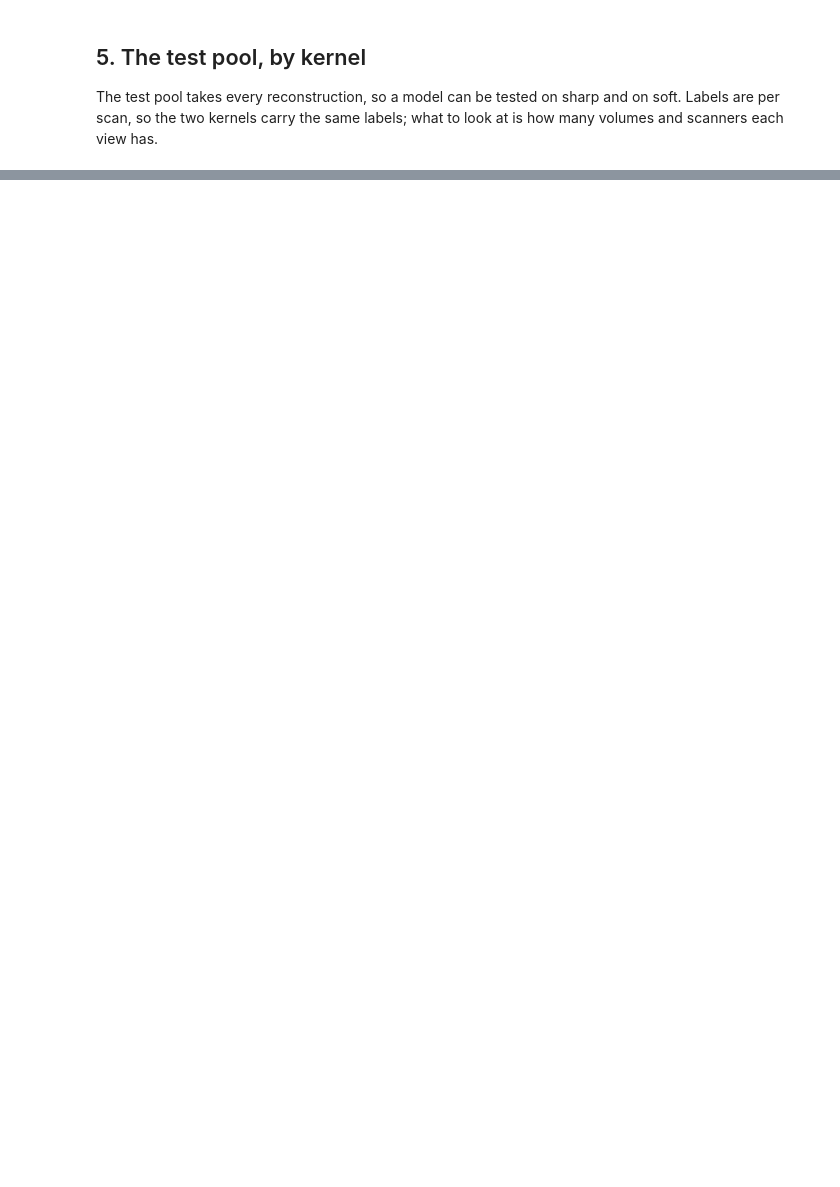
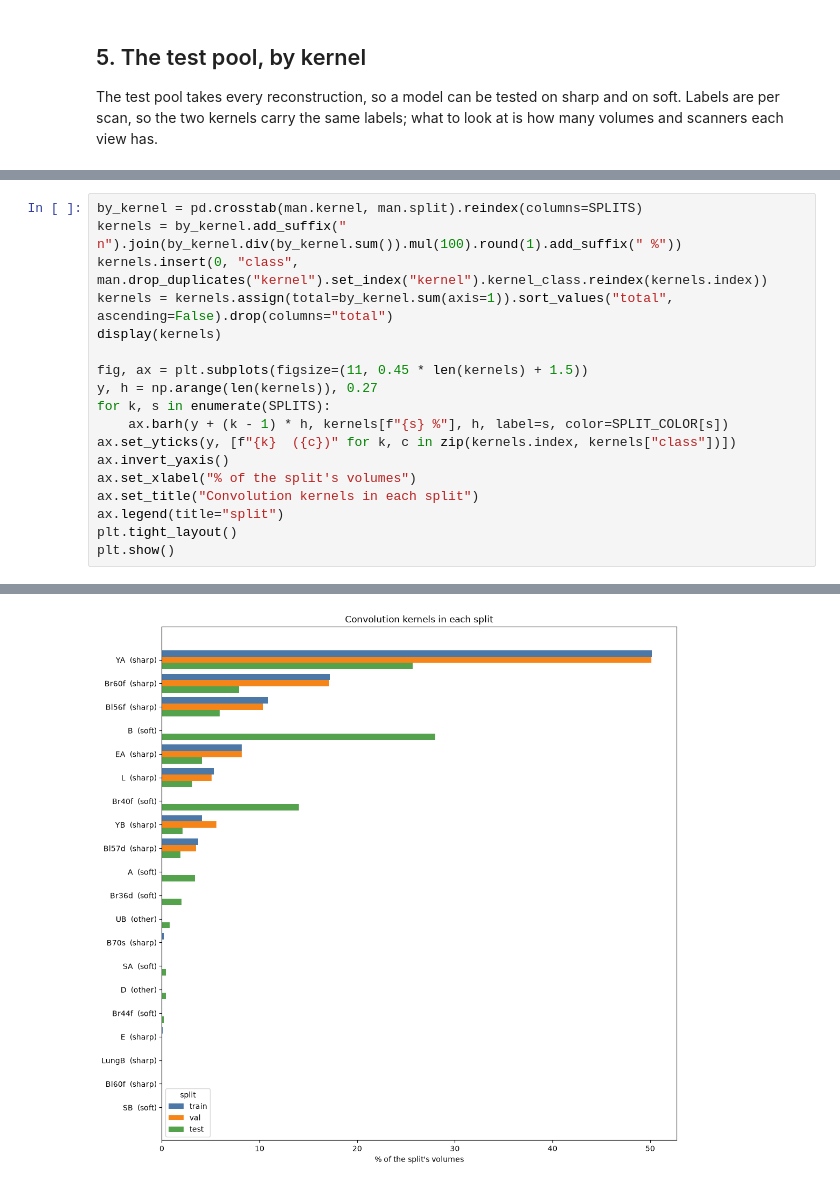
Before and after one commit to FYP22-ChestAI/ChestCT-Multi-Abnormality-Classifier, a Jupyter notebook: notebooks/kernel_label_distribution.ipynb, the cells around one changed output, grey strips where cells are left out. Saved outputs shown, nothing was run; the diff lists cells and outputs as text; blank space fills up the shorter version.

```diff
--- a/notebooks/kernel_label_distribution.ipynb
+++ b/notebooks/kernel_label_distribution.ipynb
@@ -176,0 +400,19 @@ else:
+# %%
+by_kernel = pd.crosstab(man.kernel, man.split).reindex(columns=SPLITS)
+kernels = by_kernel.add_suffix(" n").join(by_kernel.div(by_kernel.sum()).mul(100).round(1).add_suffix(" %"))
+kernels.insert(0, "class", man.drop_duplicates("kernel").set_index("kernel").kernel_class.reindex(kernels.index))
+kernels = kernels.assign(total=by_kernel.sum(axis=1)).sort_values("total", ascending=False).drop(columns="total")
+display(kernels)
+
+fig, ax = plt.subplots(figsize=(11, 0.45 * len(kernels) + 1.5))
+y, h = np.arange(len(kernels)), 0.27
+for k, s in enumerate(SPLITS):
+    ax.barh(y + (k - 1) * h, kernels[f"{s} %"], h, label=s, color=SPLIT_COLOR[s])
+ax.set_yticks(y, [f"{k}  ({c})" for k, c in zip(kernels.index, kernels["class"])])
+ax.invert_yaxis()
+ax.set_xlabel("% of the split's volumes")
+ax.set_title("Convolution kernels in each split")
+ax.legend(title="split")
+plt.tight_layout()
+plt.show()
+# %% [output]
@@ -176,0 +437 @@ else:
+[figure, added]
```
Also changed, not shown: parts of 24 cells of this notebook.
